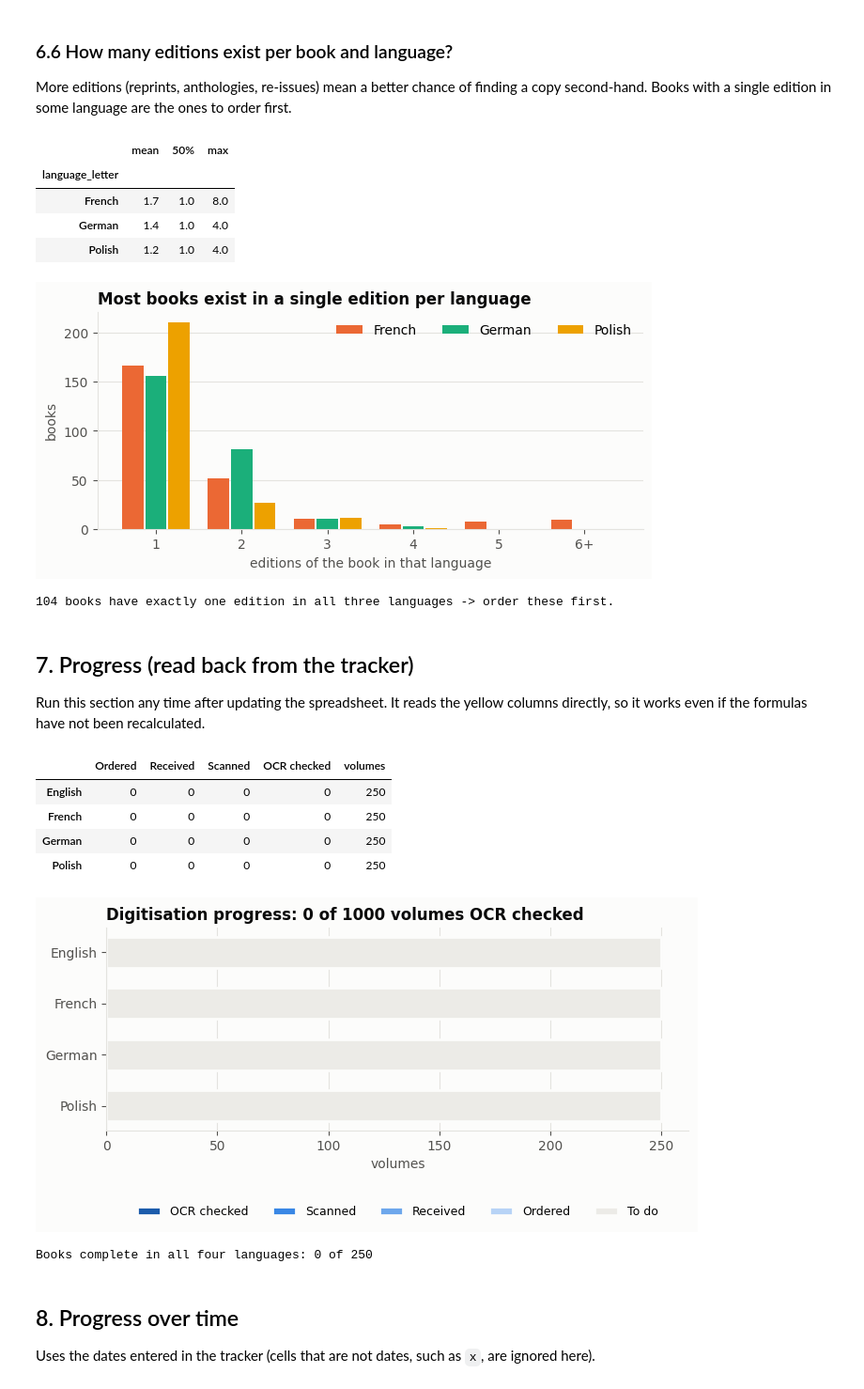
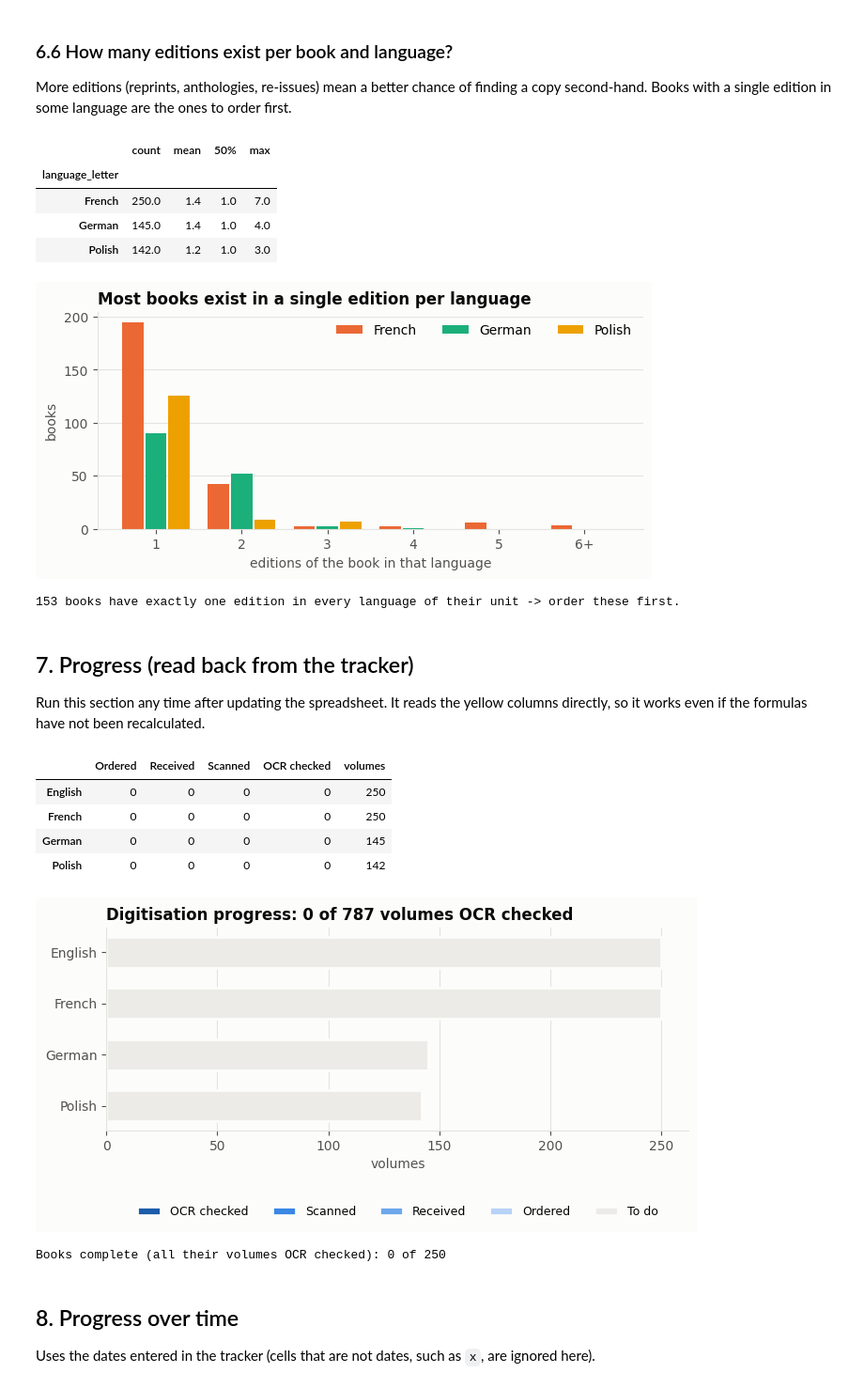
Before and after one commit to SvenjaGuhr/Harlequin_Translations, a Jupyter notebook: digitisation_tracker.ipynb, the cells around one changed output. Shown at 94% size. Drawn from its saved outputs; the diff is of its cells as text; code cells hidden in the pictures.

```diff
--- a/digitisation_tracker.ipynb
+++ b/digitisation_tracker.ipynb
@@ -375,7 +390,12 @@ for (i, j), v in np.ndenumerate(tab.values):
     if v:
         ax.text(j, i, v, ha="center", va="center", fontsize=9,
                 color="white" if v > tab.values.max() * 0.55 else INK)
-ax.set_title(f"Sample: {len(sample)} books by line and decade of the English edition")
+ax.set_title(f"Sample: {len(sample)} books by line and decade of the English edition", pad=22)
+if (sample["period"] == "early").any() and "1990s" in tab.columns:
+    k = list(tab.columns).index("1990s") - 0.5
+    ax.axvline(k, color=INK, linewidth=1.5)
+    ax.text(k - 0.08, -0.6, "EN-FR / EN-DE", ha="right", va="bottom", fontsize=8, color=INK2)
+    ax.text(k + 0.08, -0.6, "EN-FR-DE-PL", ha="left", va="bottom", fontsize=8, color=INK2)
 for s in ax.spines.values():
     s.set_visible(False)
 save(fig, "01_line_decade")
@@ -453,9 +474,10 @@ plt.show()
 # %% [markdown]
 ### 6.4 Translators: known from the catalogue vs. to be taken from the imprint page
 # %%
+has = {L: sample[f"{L}_id"] != "" for L in "FGP"}
 tr = pd.DataFrame({
-    "known": [int((sample[f"{L}_translators"] != "").sum()) for L in "FGP"],
-    "from imprint": [int((sample[f"{L}_translators"] == "").sum()) for L in "FGP"],
+    "known": [int(((sample[f"{L}_translators"] != "") & has[L]).sum()) for L in "FGP"],
+    "from imprint": [int(((sample[f"{L}_translators"] == "") & has[L]).sum()) for L in "FGP"],
 }, index=[LANG_NAME[L] for L in "FGP"])
 display(tr.assign(share_known=(tr["known"] / tr.sum(axis=1)).map("{:.0%}".format)))
 
@@ -469,7 +491,7 @@ for i, (k, m) in enumerate(zip(tr["known"], tr["from imprint"])):
         ax.text(k + m / 2, i, f"{m} from imprint", ha="center", va="center", color=INK, fontsize=9)
 ax.set_yticks(y, tr.index)
 ax.invert_yaxis()
-ax.set_xlabel("books in the sample")
+ax.set_xlabel("editions in the sample")
 share = tr["known"] / tr.sum(axis=1)
 ax.set_title(f"Translator names: catalogues name {share.min():.0%} for {share.idxmin()}, "
              f"{share.max():.0%} for {share.idxmax()}")
@@ -510,7 +532,13 @@ Anna Sawisz             6
 ### 6.5 Collections the chosen editions come from
 # %%
 def collection(s):
-    s = re.sub(r"[\s.,;:#-]*\d+[\s\w/()-]*$", "", str(s)).strip(" .,;")   # drop the number
+    s = str(s).split("=")[0]                                          # "Baccara Band 2294 = 23"
+    s = re.sub(r"\[[^\]]*\]", "", s)                                  # "[...]"
+    s = re.sub(r"\s*[:;,]\s*(?=[:;,])", "", s)                          # leftover ": ,"
+    s = re.sub(r"[\s.,;:#-]*\d+[\s\w/()-]*$", "", s)                    # trailing number
+    s = re.sub(r"[\s.,;:]*\b(nr|no|n°|bd|band|vol|t)\.?\s*$", "", s, flags=re.I)  # "; nr", "Bd"
+    s = re.sub(r"\s*[:;,.]\s*$", "", s)
+    s = re.sub(r"\s+", " ", s).strip(" .,;:")
     return s or "(none)"
 
 fig, axes = plt.subplots(1, 3, figsize=(12, 3.8))
@@ -542,13 +570,15 @@ if tpath.exists():
     if "source" in t.columns:
         t = t[~t["source"].str.contains("name match", case=False)]     # e-book shop products
     ed = t.groupby(["book_id", "language_letter"]).size().unstack().reindex(columns=list("FGP")).fillna(0).astype(int)
-    display(ed.describe().round(1).T[["mean", "50%", "max"]].rename(index=LANG_NAME))
+    for L in "FGP":                                   # count only the languages in each book's unit
+        ed.loc[~ed.index.isin(sample.loc[sample[f"{L}_id"] != "", "book_id"]), L] = 0
+    display(ed.replace(0, np.nan).describe().round(1).T[["count", "mean", "50%", "max"]].rename(index=LANG_NAME))
 
     fig, ax = plt.subplots(figsize=(7.5, 3))
     bins = np.arange(1, 8) - 0.5
     width = 0.27
     for k, L in enumerate("FGP"):
-        counts = ed[L].clip(upper=6).value_counts().reindex(range(1, 7), fill_value=0)
+        counts = ed.loc[ed[L] > 0, L].clip(upper=6).value_counts().reindex(range(1, 7), fill_value=0)
         ax.bar(counts.index + (k - 1) * width, counts.values, width=width * 0.92,
                color=LANG_COLOR[L], label=LANG_NAME[L])
     ax.set_xticks(range(1, 7), ["1", "2", "3", "4", "5", "6+"])
@@ -560,20 +590,20 @@ if tpath.exists():
     save(fig, "06_editions_per_book")
     plt.show()
 
-    scarce = ed[(ed == 1).sum(axis=1) == 3].index
-    print(f"{len(scarce)} books have exactly one edition in all three languages -> order these first.")
+    scarce = ed[((ed == 1) | (ed == 0)).all(axis=1) & (ed == 1).any(axis=1)].index
+    print(f"{len(scarce)} books have exactly one edition in every language of their unit -> order these first.")
     (sample[sample["book_id"].isin(scarce)][["book_id", "title", "authors", "line", "pub_date"]]
      .to_csv(DATA_DIR / "order_first.csv", index=False, encoding="utf-8-sig"))
 else:
     print("translations_all.csv not found - section skipped")
 # %% [output]
-|  | mean | 50% | max |
-| language_letter |  |  |  |
-| French | 1.7 | 1.0 | 8.0 |
-| German | 1.4 | 1.0 | 4.0 |
-| Polish | 1.2 | 1.0 | 4.0 |
+|  | count | mean | 50% | max |
+| language_letter |  |  |  |  |
+| French | 250.0 | 1.4 | 1.0 | 7.0 |
+| German | 145.0 | 1.4 | 1.0 | 4.0 |
+| Polish | 142.0 | 1.2 | 1.0 | 3.0 |
-[figure, old version]
+[figure, new version]
-104 books have exactly one edition in all three languages -> order these first.
+153 books have exactly one edition in every language of their unit -> order these first.
 # %% [markdown]
 ## 7. Progress (read back from the tracker)
 
@@ -591,38 +621,40 @@ display(prog.assign(volumes=total))
 def stage(r):
     for s in reversed(STEPS):
         if str(r[s]).strip():
             return STEP_LABEL[s]
     return "To do"
 cur["stage"] = cur.apply(stage, axis=1)
 order = ["OCR checked", "Scanned", "Received", "Ordered", "To do"]
 shade = {"OCR checked": "#1c5cab", "Scanned": "#3987e5", "Received": "#6da7ec", "Ordered": "#b7d3f6", "To do": "#ecebe7"}
 st = pd.crosstab(cur["language"], cur["stage"]).reindex(index=LANGS, columns=order, fill_value=0)
 
 fig, ax = plt.subplots(figsize=(8, 2.8))
 left = np.zeros(len(st))
 for s in order:
     ax.barh(range(len(st)), st[s], left=left, color=shade[s], height=0.6, edgecolor=SURFACE, linewidth=2, label=s)
     left += st[s].values
 ax.set_yticks(range(len(st)), [LANG_NAME[L] for L in LANGS])
 ax.invert_yaxis()
 ax.set_xlabel("volumes")
 ax.legend(ncol=5, loc="upper center", bbox_to_anchor=(0.5, -0.32), fontsize=9)
 done = int((cur["stage"] == "OCR checked").sum())
 ax.set_title(f"Digitisation progress: {done} of {len(cur)} volumes OCR checked")
 ax.grid(axis="y", visible=False)
 save(fig, "07_progress")
 plt.show()
 
 books_done = cur[cur["stage"] == "OCR checked"].groupby("book_id").size()
-print(f"Books complete in all four languages: {int((books_done == 4).sum())} of {cur['book_id'].nunique()}")
+need = cur.groupby("book_id").size()
+print(f"Books complete (all their volumes OCR checked): {int((books_done.reindex(need.index).fillna(0) == need).sum())} "
+      f"of {cur['book_id'].nunique()}")
 # %% [output]
 |  | Ordered | Received | Scanned | OCR checked | volumes |
 | English | 0 | 0 | 0 | 0 | 250 |
 | French | 0 | 0 | 0 | 0 | 250 |
-| German | 0 | 0 | 0 | 0 | 250 |
-| Polish | 0 | 0 | 0 | 0 | 250 |
+| German | 0 | 0 | 0 | 0 | 145 |
+| Polish | 0 | 0 | 0 | 0 | 142 |
-[figure, old version]
+[figure, new version]
-Books complete in all four languages: 0 of 250
+Books complete (all their volumes OCR checked): 0 of 250
 # %% [markdown]
 ## 8. Progress over time
 
```
Also changed, not shown: parts of 11 cells of this notebook, 1 other file.
